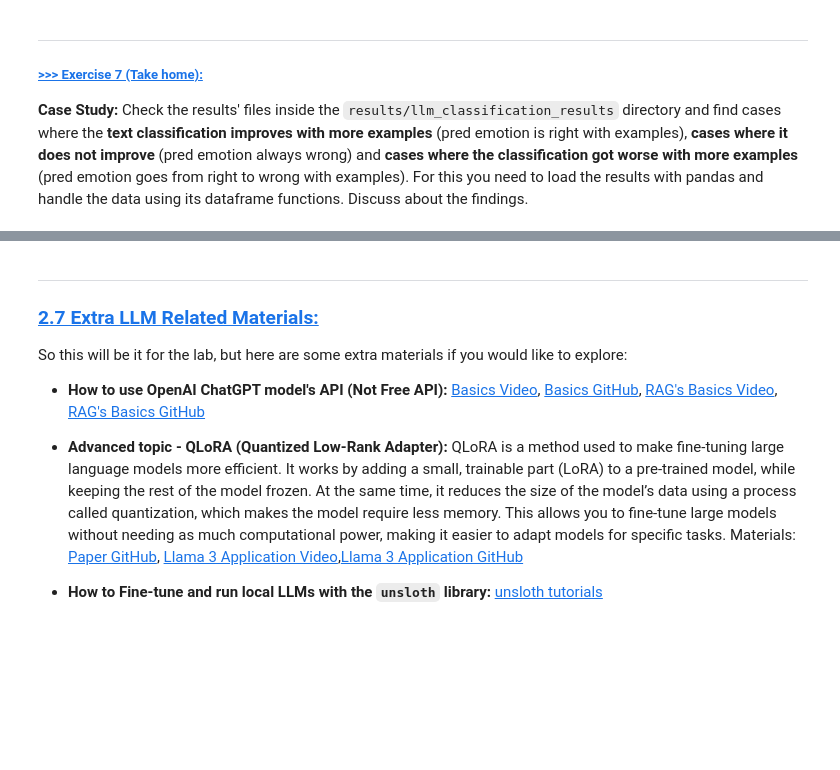
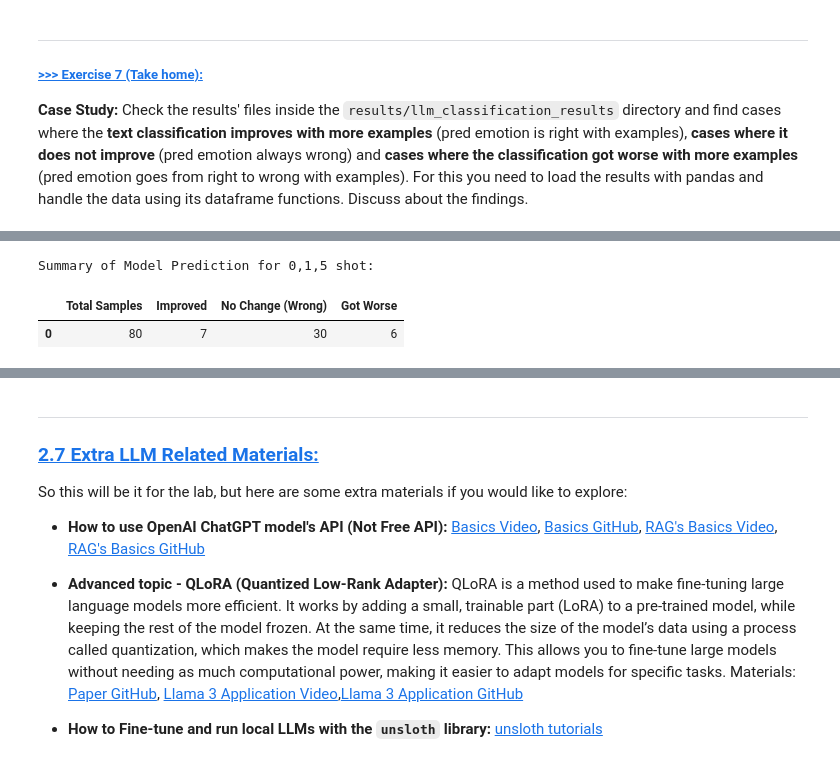
Before and after one commit to MigzAvila/DM2025-Lab2-Exercise, a Jupyter notebook: DM2025-Lab2-Master-Phase_2_Main.ipynb, the cells around one changed output, grey strips where cells are left out. Saved outputs shown, nothing was run; the diff lists cells and outputs as text; code cells hidden in the pictures; blank space fills up the shorter version.

```diff
--- a/DM2025-Lab2-Master-Phase_2_Main.ipynb
+++ b/DM2025-Lab2-Master-Phase_2_Main.ipynb
@@ -1717,0 +2081,15 @@ Compare and discuss the overall results of the zero-shot, 1-shot and 5-shot clas
+# %%
+
+summary = {
+    "Total Samples": len(merged),
+    "Improved": len(improved),
+    "No Change (Wrong)": len(no_change_wrong),
+    "Got Worse": len(got_worse)
+}
+summary_df = pd.DataFrame([summary])
+print("\nSummary of Model Prediction for 0,1,5 shot:")
+display(summary_df)
+# %% [output]
+Summary of Model Prediction for 0,1,5 shot:
+|  | Total Samples | Improved | No Change (Wrong) | Got Worse |
+| 0 | 80 | 7 | 30 | 6 |
```
Also changed, not shown: parts of 27 cells of this notebook, 14 other files.
